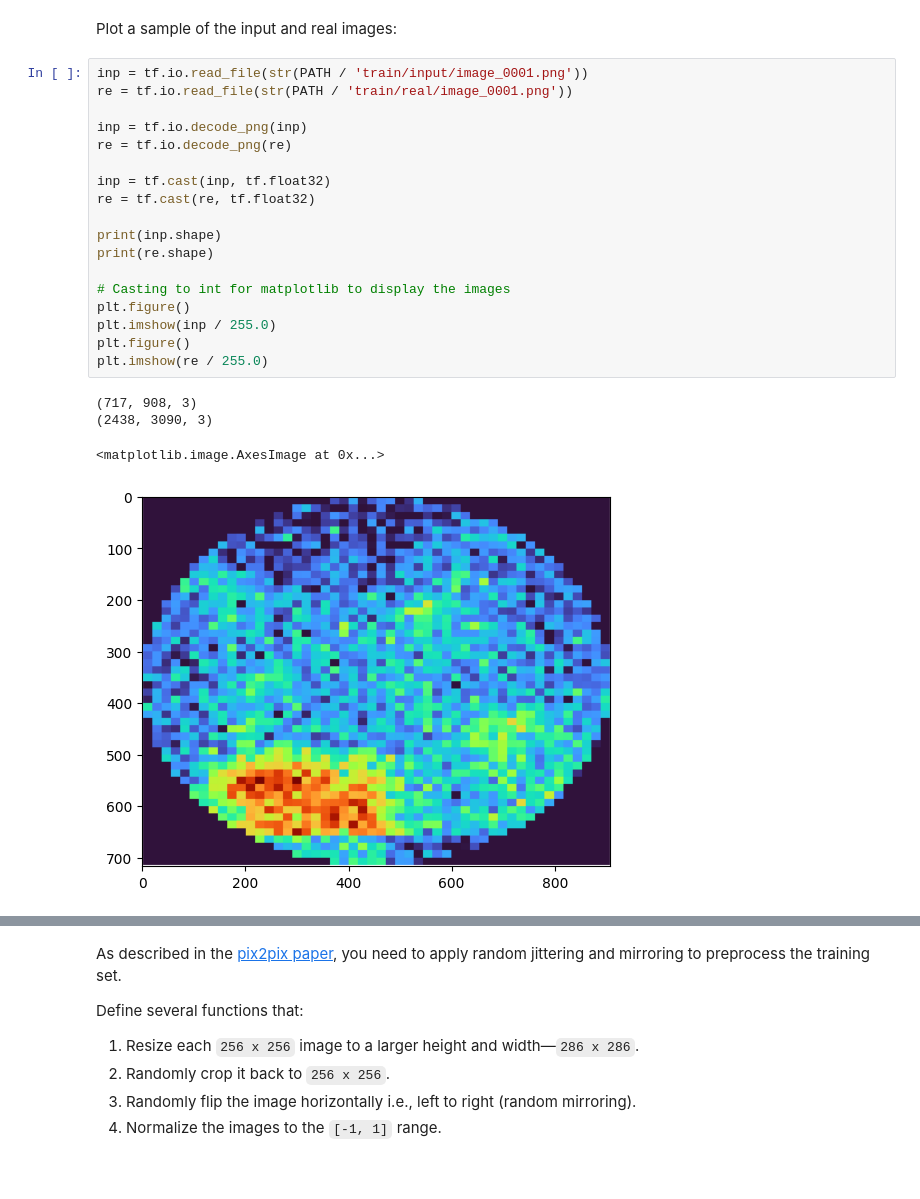
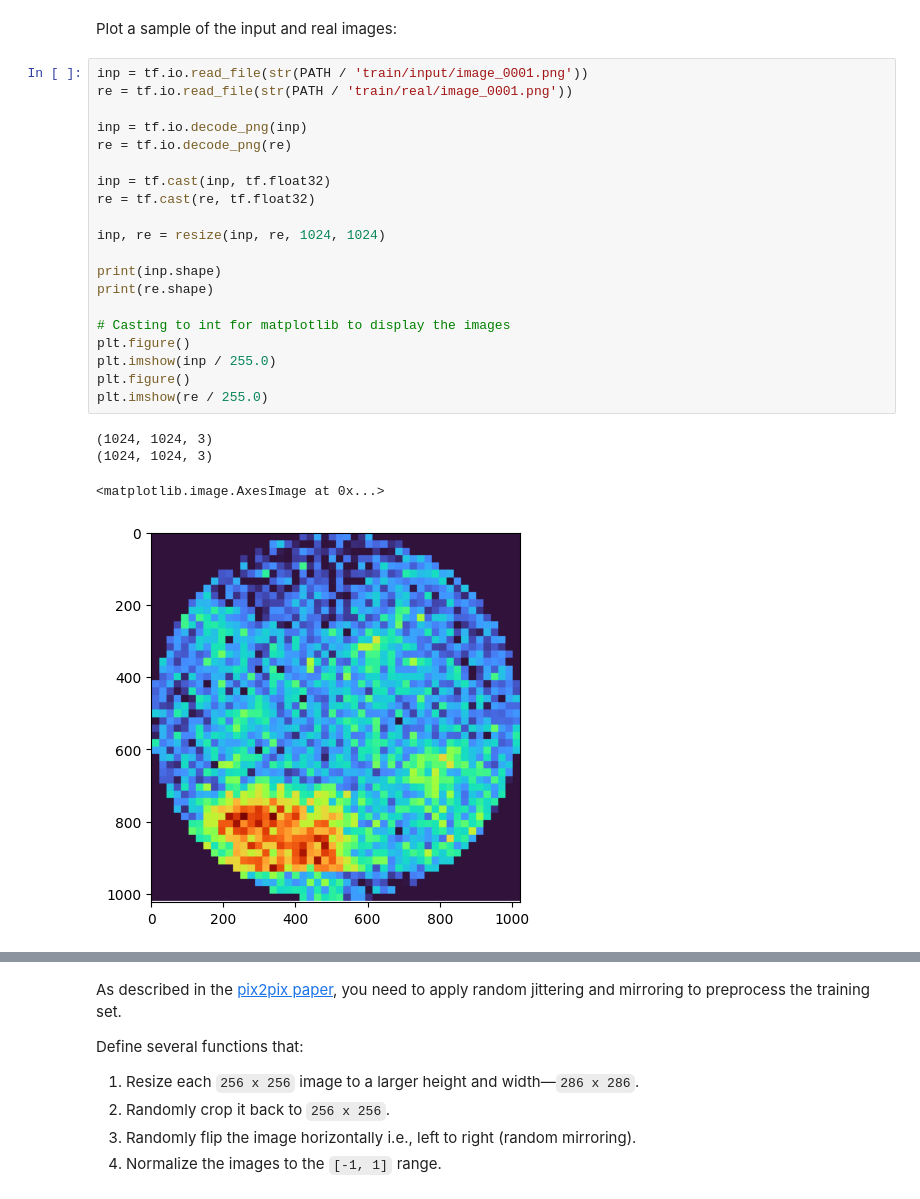
Before and after one commit to makimitsu/test-open, a Jupyter notebook: Soft X-ray/Machine_Learning/code/pix2pix.ipynb, the cells around one changed output, grey strips where cells are left out. Drawn from its saved outputs; the diff is of its cells as text.

```diff
--- a/Soft X-ray/Machine_Learning/code/pix2pix.ipynb
+++ b/Soft X-ray/Machine_Learning/code/pix2pix.ipynb
@@ -109,23 +103,25 @@ Plot a sample of the input and real images:
 # %%
 inp = tf.io.read_file(str(PATH / 'train/input/image_0001.png'))
 re = tf.io.read_file(str(PATH / 'train/real/image_0001.png'))
 
 inp = tf.io.decode_png(inp)
 re = tf.io.decode_png(re)
 
 inp = tf.cast(inp, tf.float32)
 re = tf.cast(re, tf.float32)
 
+inp, re = resize(inp, re, 1024, 1024)
+
 print(inp.shape)
 print(re.shape)
 
 # Casting to int for matplotlib to display the images
 plt.figure()
 plt.imshow(inp / 255.0)
 plt.figure()
 plt.imshow(re / 255.0)
 # %% [output]
-(717, 908, 3)
-(2438, 3090, 3)
+(1024, 1024, 3)
+(1024, 1024, 3)
 <matplotlib.image.AxesImage at 0x...>
-[figure, old version]
+[figure, new version]
```
Also changed, not shown: parts of 23 cells of this notebook, 2 other files.
